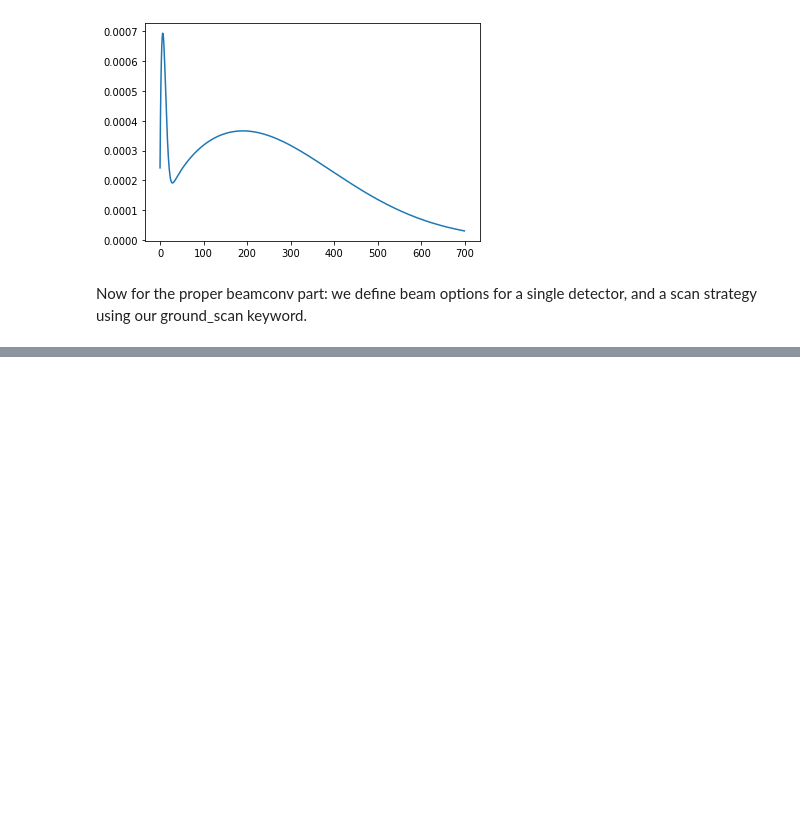
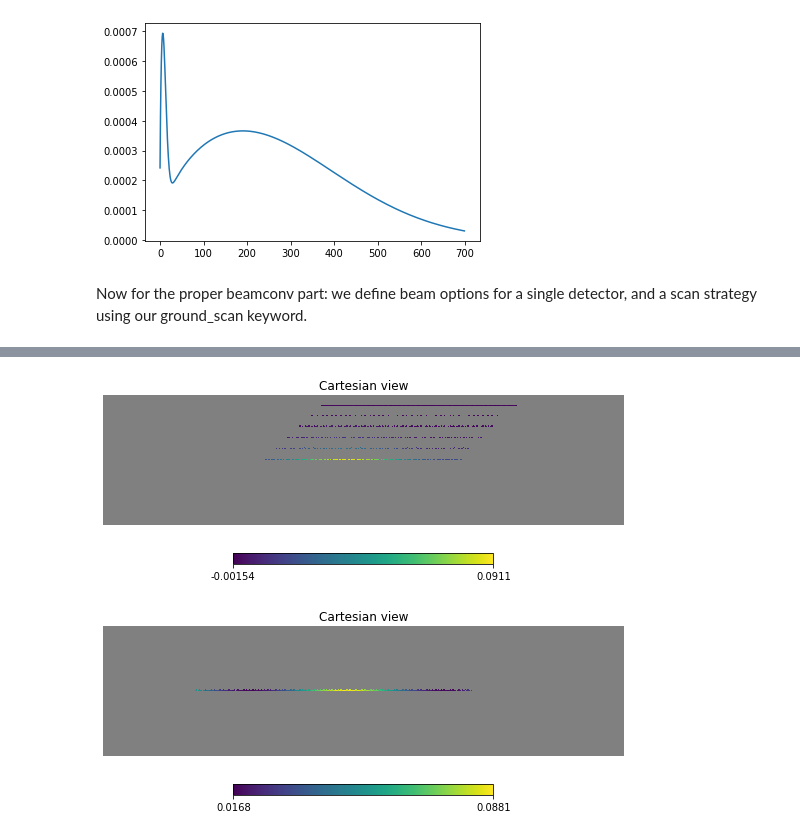
Before and after one commit to AdriJD/beamconv, a Jupyter notebook: notebooks/ground_ssn_scan.ipynb, the cells around one changed output, grey strips where cells are left out. Cells and saved outputs as stored; diff of their text form; code cells hidden in the pictures; blank space fills up the shorter version.

```diff
--- a/notebooks/ground_ssn_scan.ipynb
+++ b/notebooks/ground_ssn_scan.ipynb
@@ -132,0 +168,10 @@ hp.cartview(sky_path, lonra=[-10,10], latra=[-10,10])
+# %%
+masked_map = np.ones(hp.nside2npix(nside))*hp.UNSEEN
+masked_map[sata_pix]=sata_tod
+hp.cartview(masked_map, lonra=[10, 90], latra=[10,30])
+masked_map = np.ones(hp.nside2npix(nside))*hp.UNSEEN
+masked_map[spole_pix]=spole_tod
+hp.cartview(masked_map, lonra=[10, 90], latra=[10,30])
+# %% [output]
+[figure, added]
+[figure, added]
```
Also changed, not shown: parts of 8 cells of this notebook, 1 other file.
